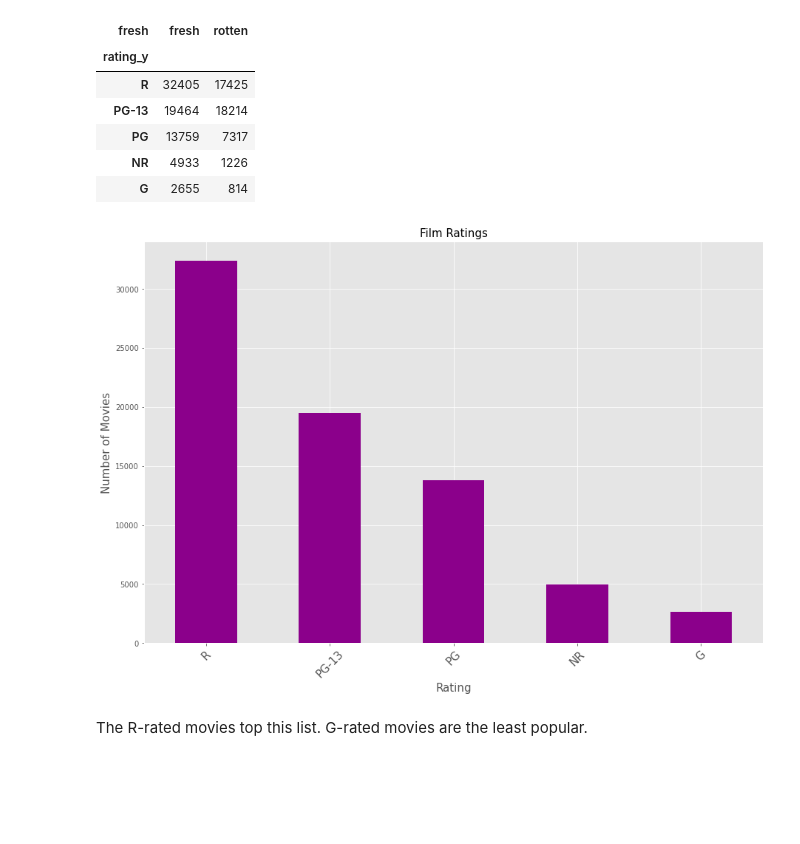
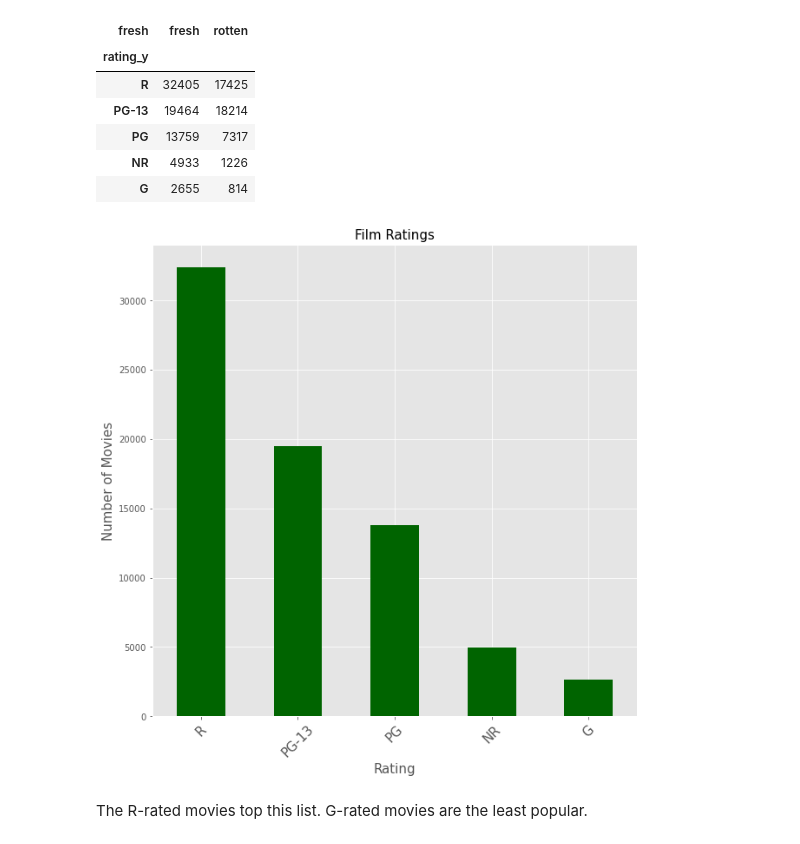
Before and after one commit to Kamaukaguru/dsc-phase-1-project-v2-4, a Jupyter notebook: student.ipynb, the cells around one changed output. Cells and saved outputs as stored; diff of their text form; code cells hidden in the pictures; blank space fills up the shorter version.

```diff
--- a/student.ipynb
+++ b/student.ipynb
@@ -726,7 +724,7 @@ dtypes: int64(1), object(11)
 memory usage: 146.4+ KB
 # %%
 #dropping columns with are not required
-movie_info.drop(['synopsis','director','writer','theater_date','dvd_date','currency','box_office','studio'],
+movie_info.drop(['synopsis','director','writer','theater_date','dvd_date','currency','box_office'],
                axis = 1,inplace=True)
 
 #dropping rows with null values
@@ -826,23 +823,22 @@ rt_ratings.head()
 | NR | 4933 | 1226 |
 | G | 2655 | 814 |
 # %%
-import matplotlib.pyplot as plt
 
 # Plotting a bar graph of the ratings
-fig, ax = plt.subplots(figsize=(15,10))
+fig, ax = plt.subplots(figsize=(10,10))
 
 title = 'Film Ratings'
 y_label = 'Number of Movies'
 x_label = 'Rating'
 
-rt_ratings.fresh.plot(kind='bar', color='DarkMagenta')  # Set the color to purple
+rt_ratings.fresh.plot(kind='bar', color='Darkgreen')  # Set the color to purple
 ax.set_title(title, fontsize=15)
 ax.set_ylabel(y_label, fontsize=15)
 ax.set_xlabel(x_label, fontsize=15)
 plt.xticks(rotation=45, fontsize=15)
 fig.savefig('Images/ratings.png')
 # %% [output]
-[figure, old version]
+[figure, new version]
 # %% [markdown]
 The R-rated movies top this list. G-rated movies are the least popular.
 # %%
```
Also changed, not shown: parts of 12 cells of this notebook, 3 other files.
